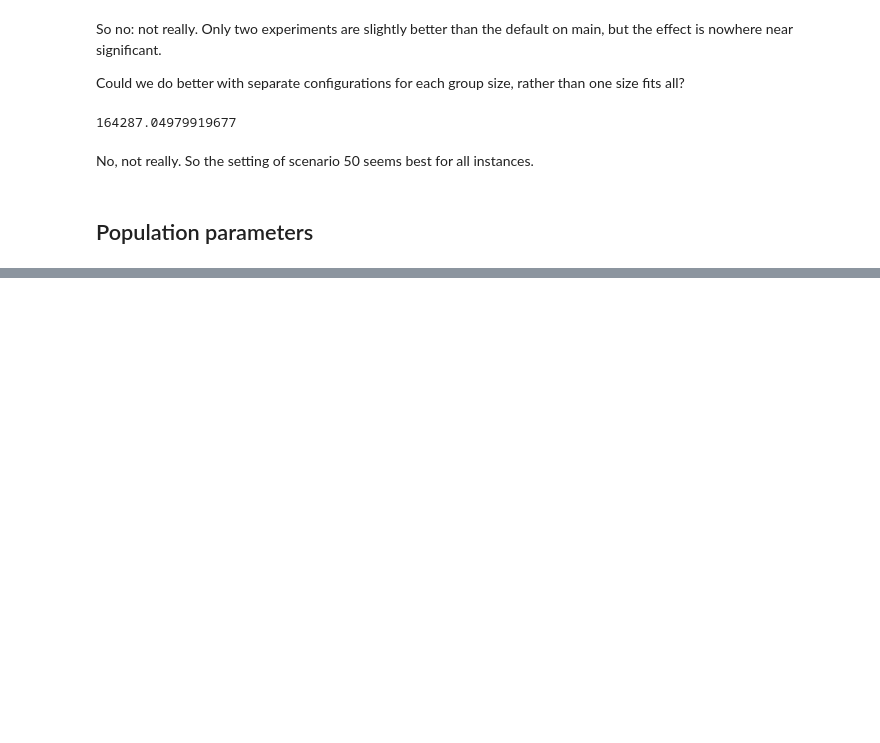
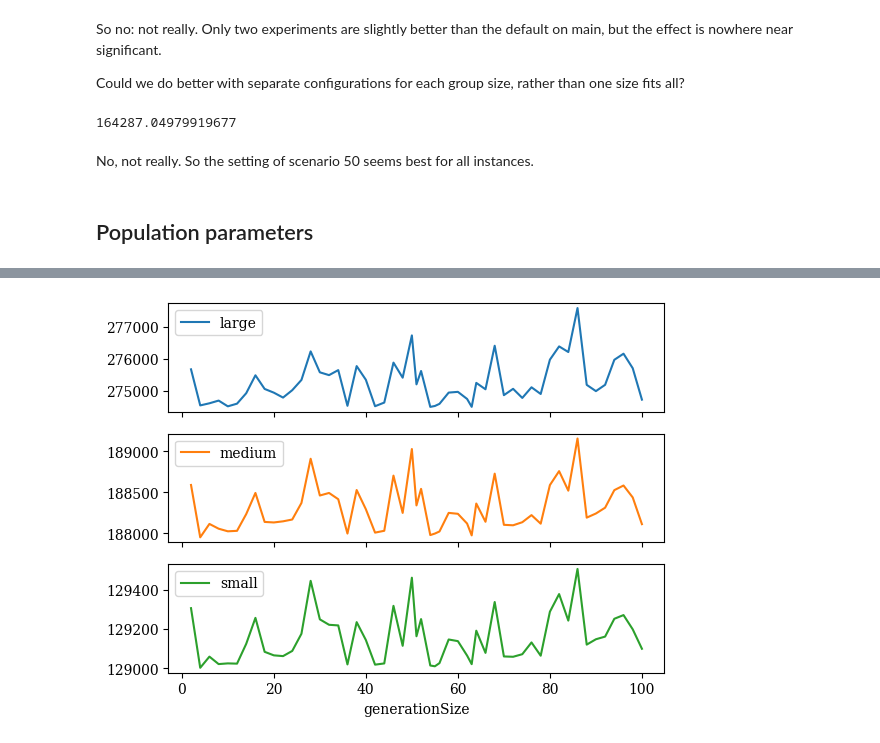
Before and after one commit to N-Wouda/Euro-NeurIPS-2022, a Jupyter notebook: notebooks/static-tuning.ipynb, the cells around one changed output, grey strips where cells are left out. Drawn from its saved outputs; the diff is of its cells as text; code cells hidden in the pictures; blank space fills up the shorter version.

```diff
--- a/notebooks/static-tuning.ipynb
+++ b/notebooks/static-tuning.ipynb
@@ -143,0 +170,4 @@ No, not really. So the setting of scenario 50 seems best for all instances.
+# %%
+df.cost.groupby([df["generationSize"], df["size_group"]]).mean().unstack().plot(subplots=True);
+# %% [output]
+[figure, added]
```
Also changed, not shown: parts of 12 cells of this notebook, 1 other file.
